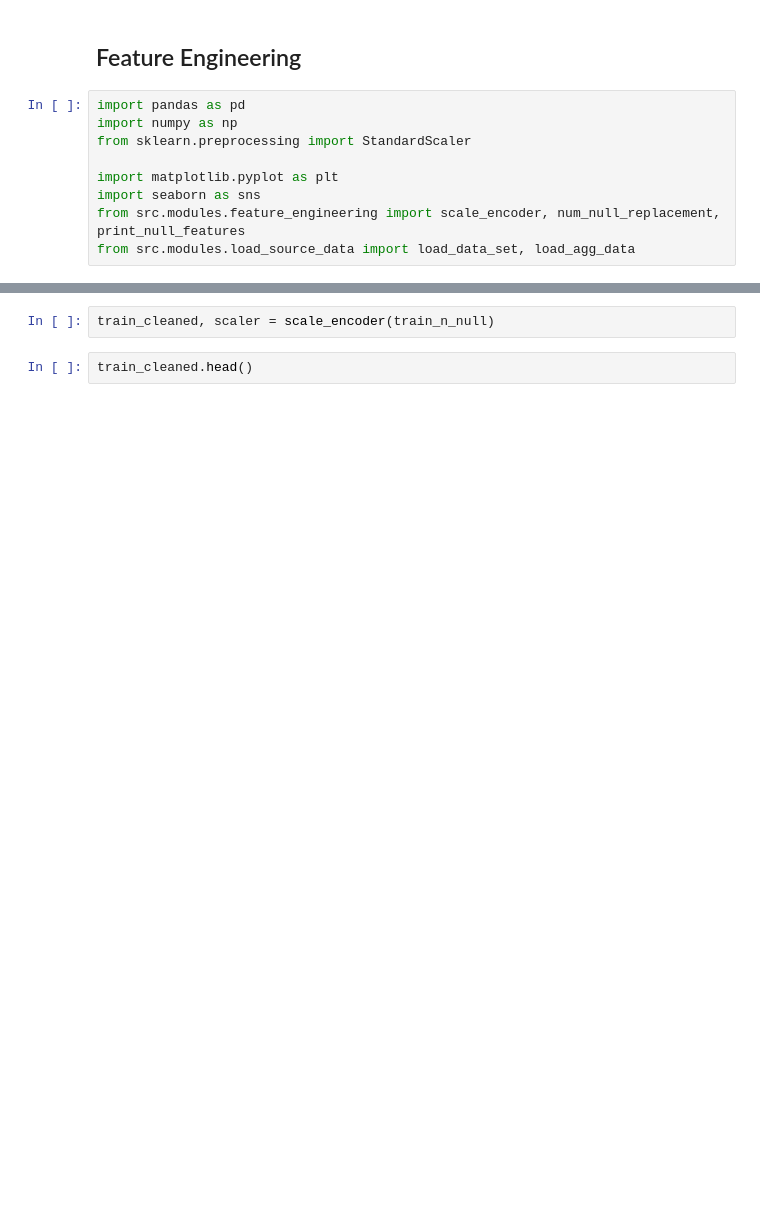
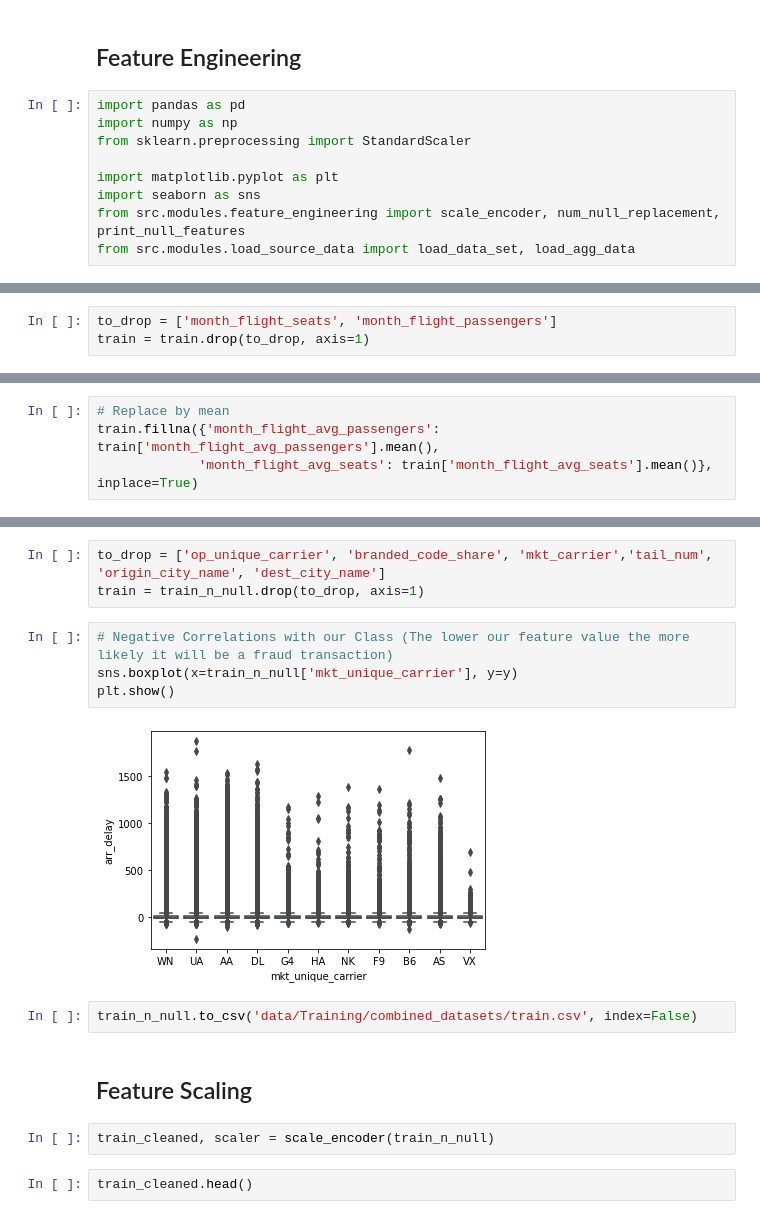
Before and after one commit to Zmek95/Flight_Delay_Predictor, a Jupyter notebook: f_engineering.ipynb, the cells around one changed output, grey strips where cells are left out. Cells and saved outputs as stored; diff of their text form; blank space fills up the shorter version.

```diff
--- a/f_engineering.ipynb
+++ b/f_engineering.ipynb
@@ -58,0 +60,3 @@ train.head()
+# %%
+to_drop = ['month_flight_seats', 'month_flight_passengers']
+train = train.drop(to_drop, axis=1)
@@ -79,3 +110,7 @@ sorted(list(train.columns))
+# %%
+# Replace by mean
+train.fillna({'month_flight_avg_passengers': train['month_flight_avg_passengers'].mean(),
+             'month_flight_avg_seats': train['month_flight_avg_seats'].mean()}, inplace=True)
 # %%
 # Remove nulls for numeric values
 train_n_null = num_null_replacement(train)
@@ -104,4 +149,17 @@ mkt_unique_carrier    object
 dtype: object
+# %%
+to_drop = ['op_unique_carrier', 'branded_code_share', 'mkt_carrier','tail_num', 'origin_city_name', 'dest_city_name']
+train = train_n_null.drop(to_drop, axis=1)
+# %%
+# Negative Correlations with our Class (The lower our feature value the more likely it will be a fraud transaction)
+sns.boxplot(x=train_n_null['mkt_unique_carrier'], y=y)
+plt.show()
+# %% [output]
+[figure, added]
+# %%
+train_n_null.to_csv('data/Training/combined_datasets/train.csv', index=False)
+# %% [markdown]
+## Feature Scaling
 # %%
 train_cleaned, scaler = scale_encoder(train_n_null)
 # %%
```
Also changed, not shown: parts of 15 cells of this notebook, 3 other files.
